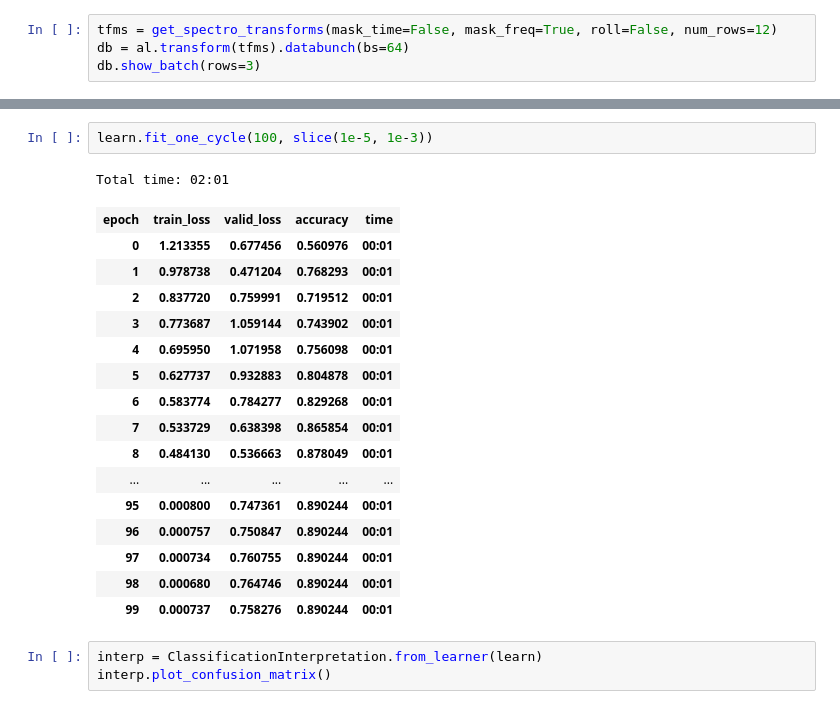
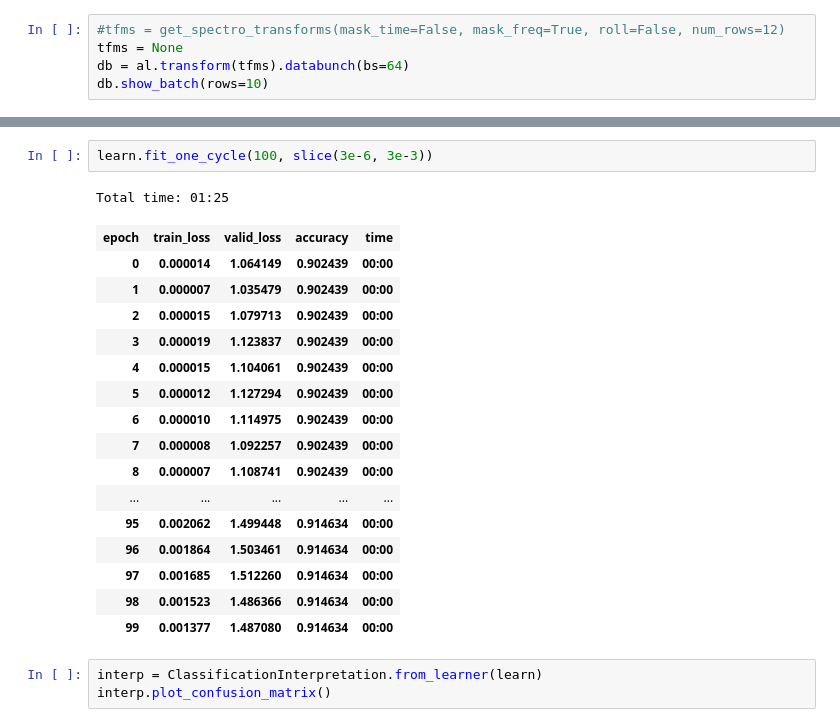
Before and after one commit to whoahbot/sonumator, a Jupyter notebook: notebook.ipynb, the cells around one changed output, grey strips where cells are left out. Saved outputs shown, nothing was run; the diff lists cells and outputs as text.

```diff
--- a/notebook.ipynb
+++ b/notebook.ipynb
@@ -79,9 +87,10 @@ config = AudioConfig(
 al = AudioList.from_folder(path, config=config).split_by_rand_pct(.2, seed=4).label_from_folder()
 #al = AudioList.from_folder(path, config=config).split_by_rand_pct(.2, seed=4).label_const("damselfish")
 # %%
-tfms = get_spectro_transforms(mask_time=False, mask_freq=True, roll=False, num_rows=12)
+#tfms = get_spectro_transforms(mask_time=False, mask_freq=True, roll=False, num_rows=12)
+tfms = None
 db = al.transform(tfms).databunch(bs=64)
-db.show_batch(rows=3)
+db.show_batch(rows=10)
 # %% [output]
 ------------------------------------------------------------
 File: output/damselfish/60.wav
@@ -123,23 +137,23 @@ LR Finder is complete, type {learner_name}.recorder.plot() to see the graph.
 # %%
-learn.fit_one_cycle(100, slice(1e-5, 1e-3))
+learn.fit_one_cycle(100, slice(3e-6, 3e-3))
 # %% [output]
-Total time: 02:01
+Total time: 01:25
 | epoch | train_loss | valid_loss | accuracy | time |
-| 0 | 1.213355 | 0.677456 | 0.560976 | 00:01 |
-| 1 | 0.978738 | 0.471204 | 0.768293 | 00:01 |
-| 2 | 0.837720 | 0.759991 | 0.719512 | 00:01 |
-| 3 | 0.773687 | 1.059144 | 0.743902 | 00:01 |
-| 4 | 0.695950 | 1.071958 | 0.756098 | 00:01 |
-| 5 | 0.627737 | 0.932883 | 0.804878 | 00:01 |
-| 6 | 0.583774 | 0.784277 | 0.829268 | 00:01 |
-| 7 | 0.533729 | 0.638398 | 0.865854 | 00:01 |
-| 8 | 0.484130 | 0.536663 | 0.878049 | 00:01 |
+| 0 | 0.000014 | 1.064149 | 0.902439 | 00:00 |
+| 1 | 0.000007 | 1.035479 | 0.902439 | 00:00 |
+| 2 | 0.000015 | 1.079713 | 0.902439 | 00:00 |
+| 3 | 0.000019 | 1.123837 | 0.902439 | 00:00 |
+| 4 | 0.000015 | 1.104061 | 0.902439 | 00:00 |
+| 5 | 0.000012 | 1.127294 | 0.902439 | 00:00 |
+| 6 | 0.000010 | 1.114975 | 0.902439 | 00:00 |
+| 7 | 0.000008 | 1.092257 | 0.902439 | 00:00 |
+| 8 | 0.000007 | 1.108741 | 0.902439 | 00:00 |
 | ... | ... | ... | ... | ... |
-| 95 | 0.000800 | 0.747361 | 0.890244 | 00:01 |
-| 96 | 0.000757 | 0.750847 | 0.890244 | 00:01 |
-| 97 | 0.000734 | 0.760755 | 0.890244 | 00:01 |
-| 98 | 0.000680 | 0.764746 | 0.890244 | 00:01 |
-| 99 | 0.000737 | 0.758276 | 0.890244 | 00:01 |
+| 95 | 0.002062 | 1.499448 | 0.914634 | 00:00 |
+| 96 | 0.001864 | 1.503461 | 0.914634 | 00:00 |
+| 97 | 0.001685 | 1.512260 | 0.914634 | 00:00 |
+| 98 | 0.001523 | 1.486366 | 0.914634 | 00:00 |
+| 99 | 0.001377 | 1.487080 | 0.914634 | 00:00 |
 # %%
 interp = ClassificationInterpretation.from_learner(learn)
 interp.plot_confusion_matrix()
```
Also changed, not shown: parts of 9 cells of this notebook, 1 other file.
